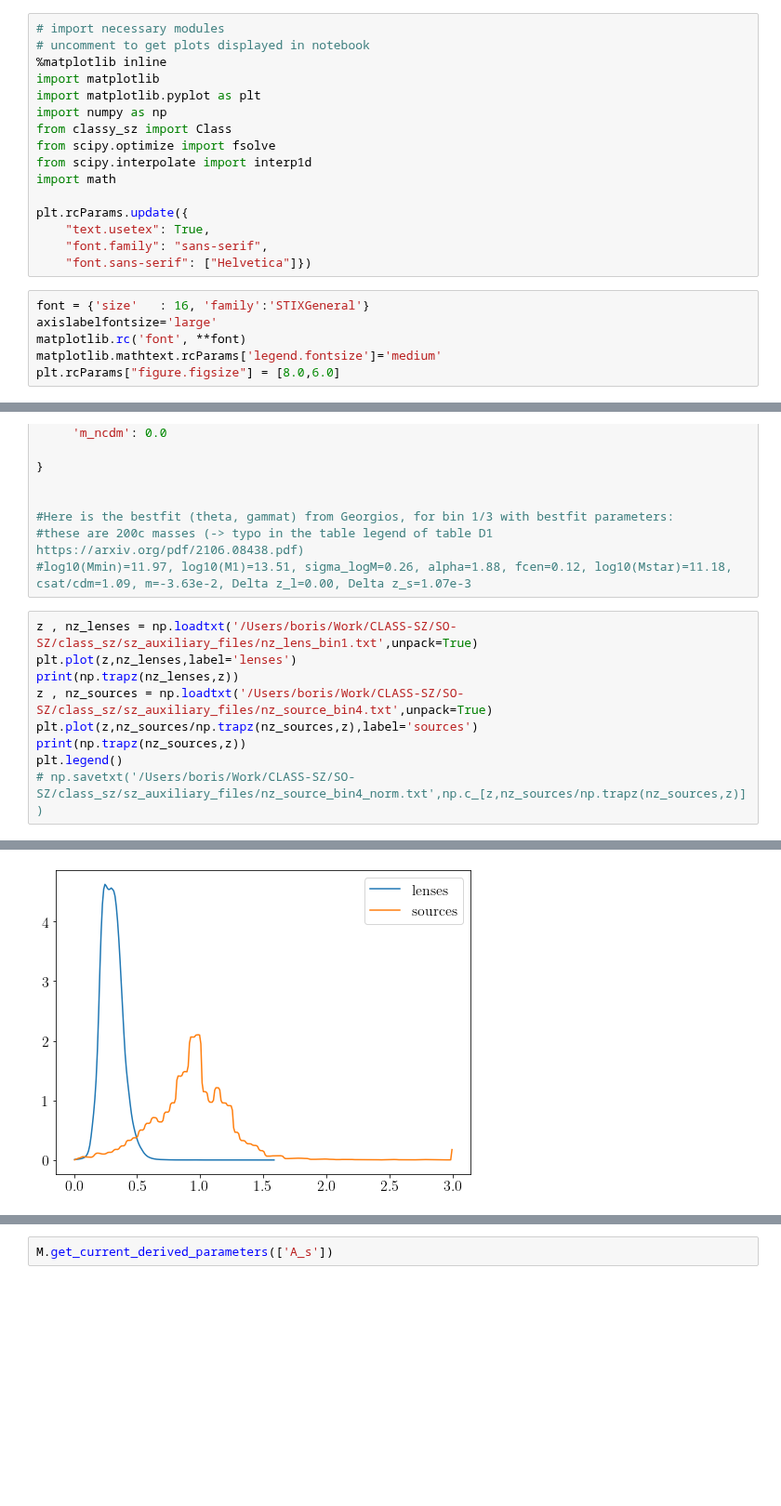
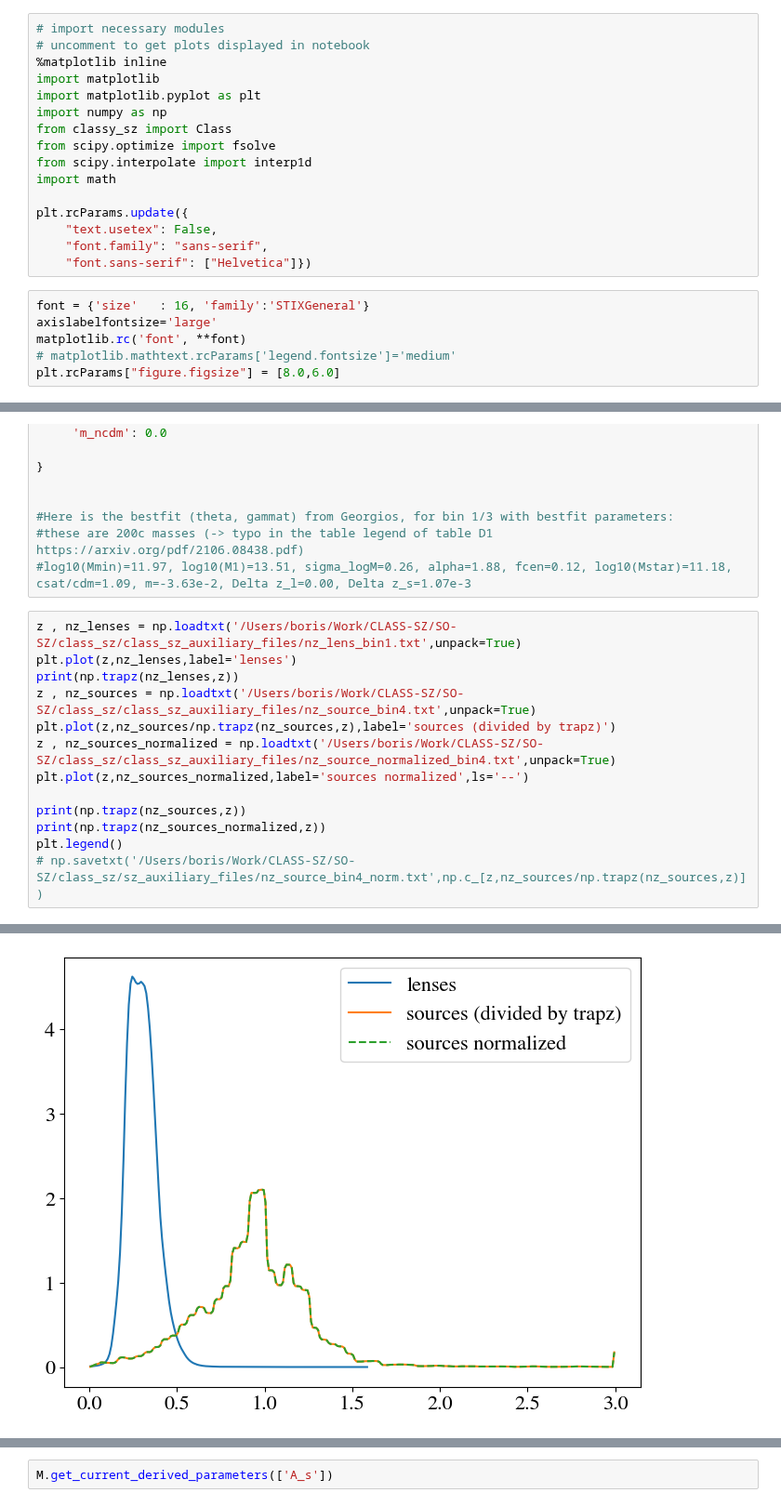
Before and after one commit to CLASS-SZ/class_sz, a Jupyter notebook: notebooks/Comparison_with_shivam_2022.ipynb, the cells around one changed output, grey strips where cells are left out. Shown at 93% size. Saved outputs shown, nothing was run; the diff lists cells and outputs as text; blank space fills up the shorter version.

```diff
--- a/notebooks/Comparison_with_shivam_2022.ipynb
+++ b/notebooks/Comparison_with_shivam_2022.ipynb
@@ -11,14 +11,14 @@ from scipy.interpolate import interp1d
 import math
 
 plt.rcParams.update({
-    "text.usetex": True,
+    "text.usetex": False,
     "font.family": "sans-serif",
     "font.sans-serif": ["Helvetica"]})
 # %%
 font = {'size'   : 16, 'family':'STIXGeneral'}
 axislabelfontsize='large'
 matplotlib.rc('font', **font)
-matplotlib.mathtext.rcParams['legend.fontsize']='medium'
+# matplotlib.mathtext.rcParams['legend.fontsize']='medium'
 plt.rcParams["figure.figsize"] = [8.0,6.0]
 # %%
 shivam_cosmology = {
@@ -47,12 +47,16 @@ shivam_cosmology = {
 #these are 200c masses (-> typo in the table legend of table D1 https://arxiv.org/pdf/2106.08438.pdf)
 #log10(Mmin)=11.97, log10(M1)=13.51, sigma_logM=0.26, alpha=1.88, fcen=0.12, log10(Mstar)=11.18, csat/cdm=1.09, m=-3.63e-2, Delta z_l=0.00, Delta z_s=1.07e-3
 # %%
-z , nz_lenses = np.loadtxt('/Users/boris/Work/CLASS-SZ/SO-SZ/class_sz/sz_auxiliary_files/nz_lens_bin1.txt',unpack=True)
+z , nz_lenses = np.loadtxt('/Users/boris/Work/CLASS-SZ/SO-SZ/class_sz/class_sz_auxiliary_files/nz_lens_bin1.txt',unpack=True)
 plt.plot(z,nz_lenses,label='lenses')
 print(np.trapz(nz_lenses,z))
-z , nz_sources = np.loadtxt('/Users/boris/Work/CLASS-SZ/SO-SZ/class_sz/sz_auxiliary_files/nz_source_bin4.txt',unpack=True)
-plt.plot(z,nz_sources/np.trapz(nz_sources,z),label='sources')
+z , nz_sources = np.loadtxt('/Users/boris/Work/CLASS-SZ/SO-SZ/class_sz/class_sz_auxiliary_files/nz_source_bin4.txt',unpack=True)
+plt.plot(z,nz_sources/np.trapz(nz_sources,z),label='sources (divided by trapz)')
+z , nz_sources_normalized = np.loadtxt('/Users/boris/Work/CLASS-SZ/SO-SZ/class_sz/class_sz_auxiliary_files/nz_source_normalized_bin4.txt',unpack=True)
+plt.plot(z,nz_sources_normalized,label='sources normalized',ls='--')
+
 print(np.trapz(nz_sources,z))
+print(np.trapz(nz_sources_normalized,z))
 plt.legend()
 # np.savetxt('/Users/boris/Work/CLASS-SZ/SO-SZ/class_sz/sz_auxiliary_files/nz_source_bin4_norm.txt',np.c_[z,nz_sources/np.trapz(nz_sources,z)])
 # %% [output]
@@ -61,2 +66,2 @@ plt.legend()
 <matplotlib.legend.Legend at 0x...>
-[figure, old version]
+[figure, new version]
```
Also changed, not shown: parts of 3 cells of this notebook, 2 other files.
